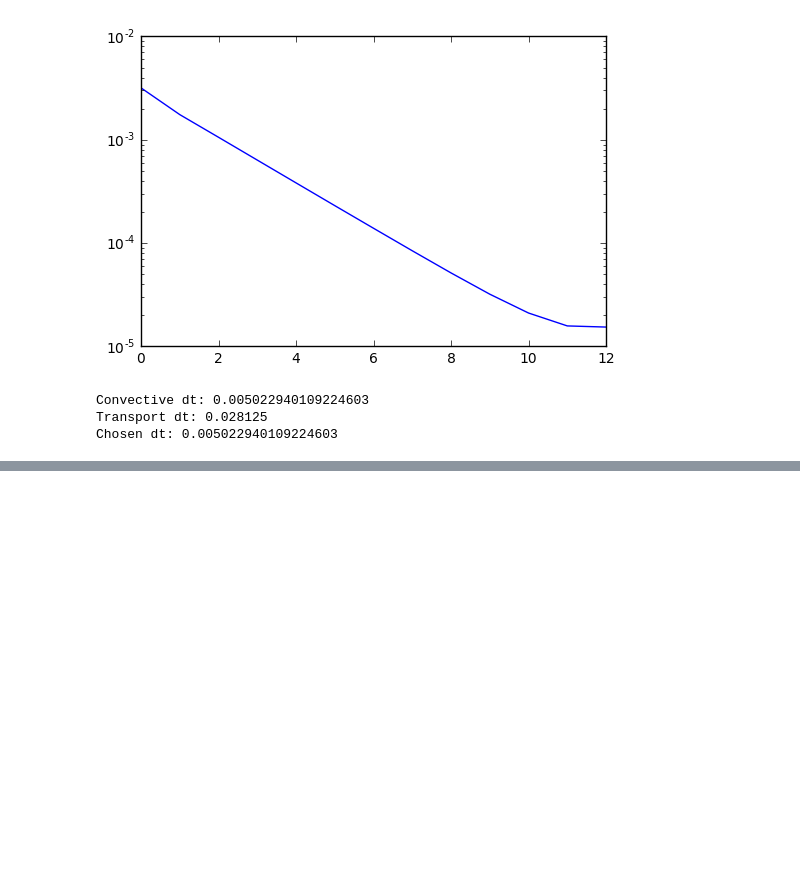
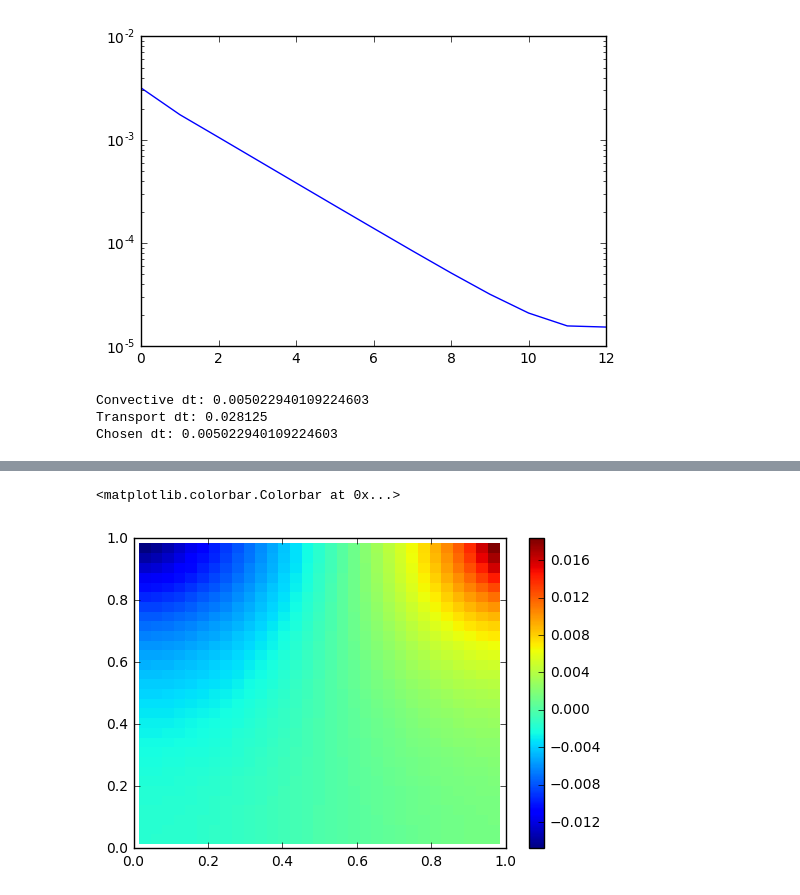
Before and after one commit to ChristoSilvia/mae6230_cfd, a Jupyter notebook: homeworks/4/Gauss-Seidell with Neumann BC's.ipynb, the cells around one changed output, grey strips where cells are left out. Cells and saved outputs as stored; diff of their text form; code cells hidden in the pictures; blank space fills up the shorter version.

```diff
--- a/homeworks/4/Gauss-Seidell with Neumann BC's.ipynb
+++ b/homeworks/4/Gauss-Seidell with Neumann BC's.ipynb
@@ -241,2 +245,8 @@ u_center.shape
+# %%
+a = plt.pcolormesh(Y, X, p)
+plt.colorbar(a)
+# %% [output]
+<matplotlib.colorbar.Colorbar at 0x...>
+[figure, added]
 # %%
 up.shape
```
Also changed, not shown: parts of 3 cells of this notebook.
